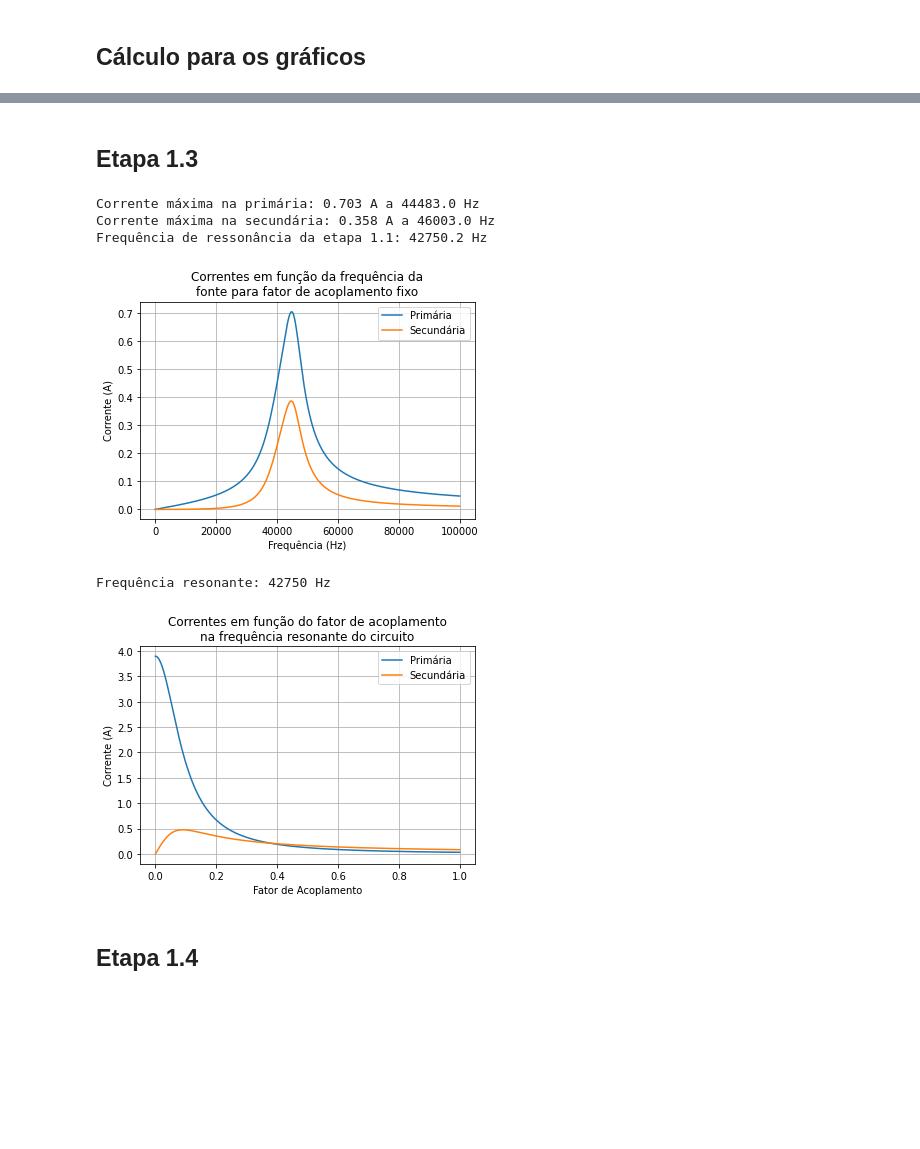
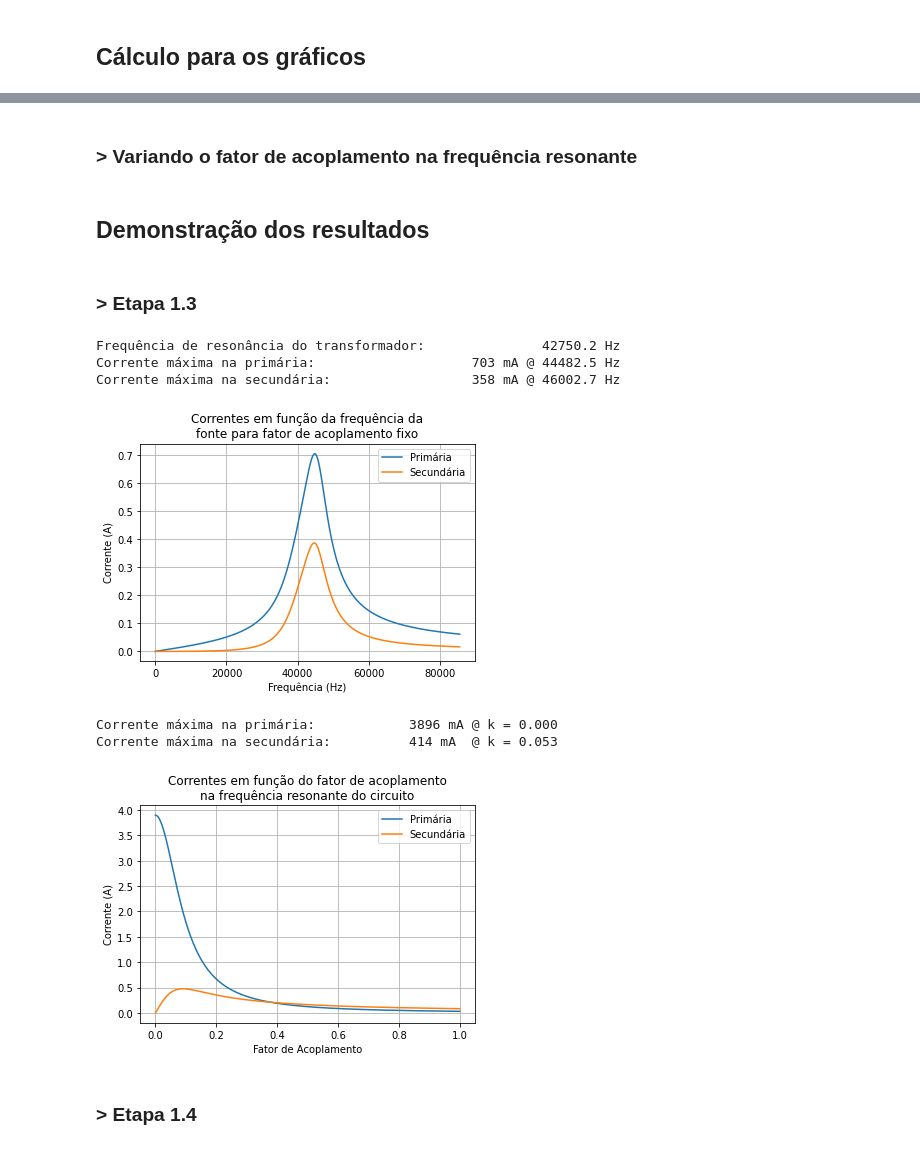
Before and after one commit to thiagosk/Projeto-Eletromag2022.2, a Jupyter notebook: main.ipynb, the cells around one changed output, grey strips where cells are left out. Saved outputs shown, nothing was run; the diff lists cells and outputs as text; code cells hidden in the pictures; blank space fills up the shorter version.

```diff
--- a/main.ipynb
+++ b/main.ipynb
@@ -184,0 +147,2 @@ for f in freq:
+# %%
+tensao_pico = 5 # Volts
@@ -184,0 +229,2 @@ for f in freq:
+# %% [markdown]
+### > Variando o fator de acoplamento na frequência resonante
@@ -185,20 +309,25 @@ for f in freq:
+# %% [markdown]
+## Demonstração dos resultados
 # %% [markdown]
-## Etapa 1.3
+### > Etapa 1.3
 # %%
-print('Corrente máxima na primária: %.3f A a %.1f Hz' % (round(abs(i1max), 3), round(fi1max, 1)))
-print('Corrente máxima na secundária: %.3f A a %.1f Hz' % (round(abs(i2max), 3), round(fi2max, 1)))
-print(f"Frequência de ressonância da etapa 1.1: {round(FREQUENCIA_RESONANTE, 1)} Hz")
+print('Frequência de resonância do transformador:\t\t %.1f Hz' % round(FREQUENCIA_RESONANTE, 1))
+print('Corrente máxima na primária:\t\t\t%d mA @ %.1f Hz' % (round(abs(corrente_primaria_max_f * 1000)), round(f_corrente_primaria_max_f, 1)))
+print('Corrente máxima na secundária:\t\t\t%d mA @ %.1f Hz' % (round(abs(corrente_secundaria_max_f * 1000)), round(f_corrente_secundaria_max_f, 1)))
 
-plt.plot(freq, np.abs(correntes_primaria))
-plt.plot(freq, np.abs(correntes_secundaria))
-plt.grid(True)
+plt.plot(frequencias, np.abs(correntes_primaria_f))
+plt.plot(frequencias, np.abs(correntes_secundaria_f))
+
 plt.xlabel('Frequência (Hz)')
 plt.ylabel('Corrente (A)')
 plt.title('Correntes em função da frequência da\nfonte para fator de acoplamento fixo')
 plt.legend(['Primária', 'Secundária'])
+
+plt.grid(True)
+
 plt.show()
 # %% [output]
-Corrente máxima na primária: 0.703 A a 44483.0 Hz
-Corrente máxima na secundária: 0.358 A a 46003.0 Hz
-Frequência de ressonância da etapa 1.1: 42750.2 Hz
+Frequência de resonância do transformador:               42750.2 Hz
+Corrente máxima na primária:                    703 mA @ 44482.5 Hz
+Corrente máxima na secundária:                  358 mA @ 46002.7 Hz
-[figure, old version]
+[figure, new version]
@@ -219,15 +334,21 @@ for k in ks:
 # %%
-print('Frequência resonante: %d Hz' % round(FREQUENCIA_RESONANTE))
-plt.plot(ks, np.abs(correntes_primaria_k))
-plt.plot(ks, np.abs(correntes_secundaria_k))
-plt.grid(True)
+print('Corrente máxima na primária:\t\t%d mA\t@ k = %.3f' % (round(abs(corrente_primaria_max_k * 1000)), round(k_corrente_primaria_max_k, 3)))
+print('Corrente máxima na secundária:\t\t%d mA\t@ k = %.3f' % (round(abs(corrente_secundaria_max_k * 1000)), round(k_corrente_secundaria_max_k, 3)))
+
+plt.plot(fatores_acoplamento, np.abs(correntes_primaria_k))
+plt.plot(fatores_acoplamento, np.abs(correntes_secundaria_k))
+
 plt.xlabel('Fator de Acoplamento')
 plt.ylabel('Corrente (A)')
 plt.legend(['Primária', 'Secundária'])
 plt.title('Correntes em função do fator de acoplamento\nna frequência resonante do circuito')
+
+plt.grid(True)
+
 plt.show()
 # %% [output]
-Frequência resonante: 42750 Hz
+Corrente máxima na primária:            3896 mA @ k = 0.000
+Corrente máxima na secundária:          414 mA  @ k = 0.053
 [figure]
 # %% [markdown]
-## Etapa 1.4
+### > Etapa 1.4
```
Also changed, not shown: parts of 14 cells of this notebook.
